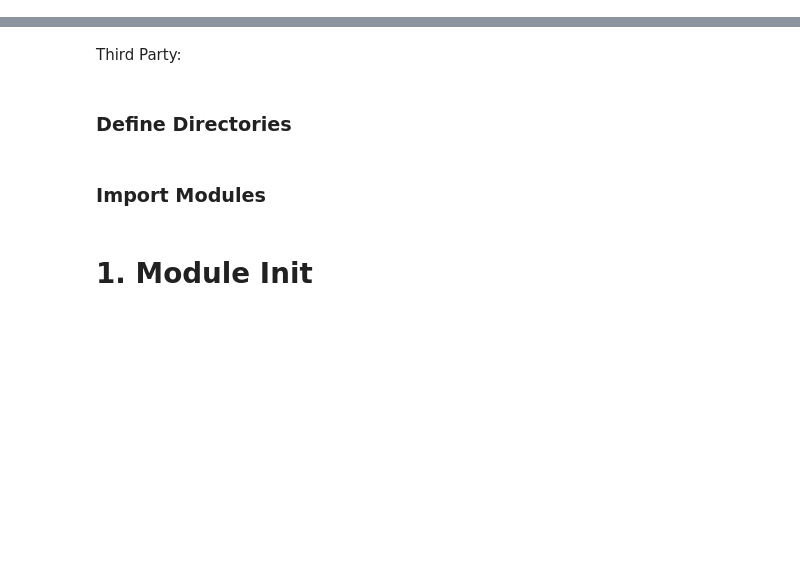
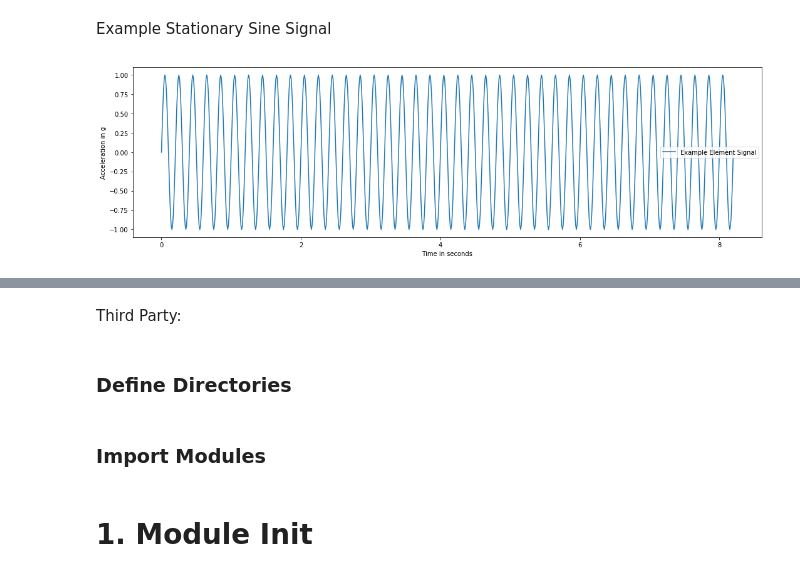
Before and after one commit to HoChiak/Gearbox, a Jupyter notebook: RF_Sim_GearboxVibration.ipynb, the cells around one changed output, grey strips where cells are left out. Saved outputs shown, nothing was run; the diff lists cells and outputs as text; code cells hidden in the pictures; blank space fills up the shorter version.

Commit message:
Readme SlideShow
Content added

```diff
--- a/RF_Sim_GearboxVibration.ipynb
+++ b/RF_Sim_GearboxVibration.ipynb
@@ -17,0 +133,12 @@ from IPython.display import display, HTML
+# %% [markdown]
+<p>Example Stationary Sine Signal</p>
+# %%
+fi, fs = 5, 100
+time_vector = gf.get_sample_time_torque(fi, fs, 21, 41)
+element_signal = np.sin((2 * np.pi * fi * time_vector)) # Nm | array
+plt.figure(figsize=[18,5])
+plt.plot(time_vector, element_signal)
+plt.xlabel('Time in seconds'), plt.ylabel('Acceleration in g'), plt.legend(['Example Element Signal'])
+plt.show()
+# %% [output]
+[figure, added]
```
Also changed, not shown: parts of 47 cells of this notebook, 8 other files.
